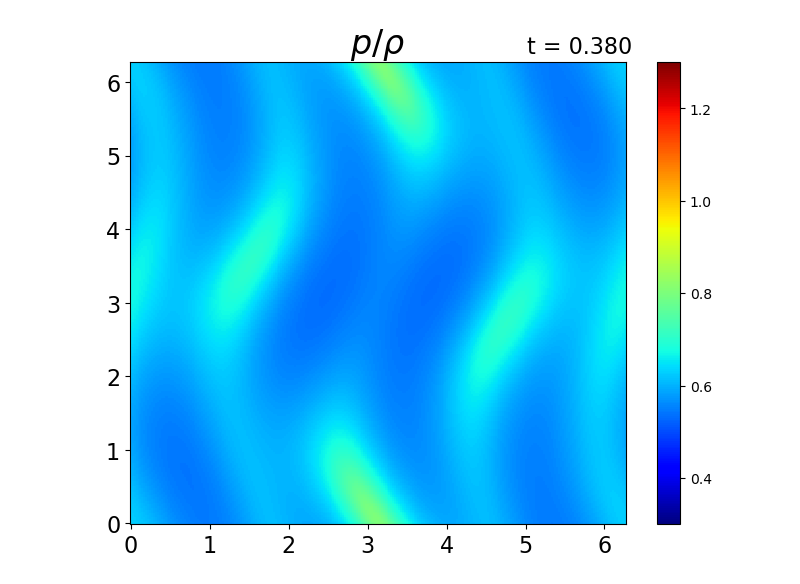
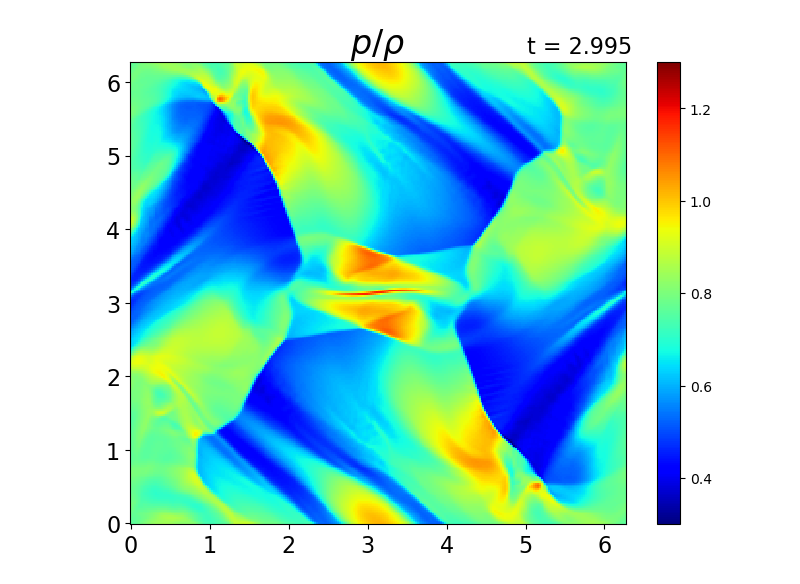
Before and after one commit to keita-akutagawa/IdealMHD_cpp, a Jupyter notebook: examples_2D/orszag_tang/orszag_tang_without_divB_cleaner.ipynb, the cells around one changed output. Drawn from its saved outputs; the diff is of its cells as text; code cells hidden in the pictures.

```diff
--- a/examples_2D/orszag_tang/orszag_tang_without_divB_cleaner.ipynb
+++ b/examples_2D/orszag_tang/orszag_tang_without_divB_cleaner.ipynb
@@ -44,31 +44,31 @@ G_bar = np.zeros(G.shape)
 # %%
 fig = plt.figure(figsize=(8, 6))
 ax1 = fig.add_subplot(111)
 
 log = np.loadtxt("log.txt", delimiter=',')
-step = 100
+step = 1000
 U = np.loadtxt(f"results/orszag_tang_{step}.txt", delimiter=',').reshape(8, nx, ny)
 rho = U[0, :, :]
 u = U[1, :, :] / rho
 v = U[2, :, :] / rho
 w = U[3, :, :] / rho
 Bx = U[4, :, :]
 By = U[5, :, :]
 Bz = U[6, :, :]
 e = U[7, :, :]
 p = (gamma-1) * (e - rho*(u**2+v**2+w**2)/2 - (Bx**2+By**2+Bz**2)/2)
 magnetic_pressure = 1/2 * (Bx**2+By**2+Bz**2)
 pT = p + magnetic_pressure
 
 contour = ax1.pcolormesh(X, Y, (p/rho).T, vmin=0.3, vmax=1.3, cmap='jet')
 cbar = plt.colorbar(contour, ax=ax1)
 
 ax1.set_title(r"$p/\rho$", fontsize=24)
 ax1.text(0.8, 1.02, f"t = {log[int(step/10)][1]:.3f}", transform=ax1.transAxes, fontsize=16)
 ax1.tick_params(labelsize=16)
 plt.show()
 # %% [output]
-[figure, old version]
+[figure, new version]
 # %%
 fig = plt.figure(figsize=(8, 6))
 ax1 = fig.add_subplot(111)
```
Also changed, not shown: parts of 1 cell of this notebook, 2 other files.
